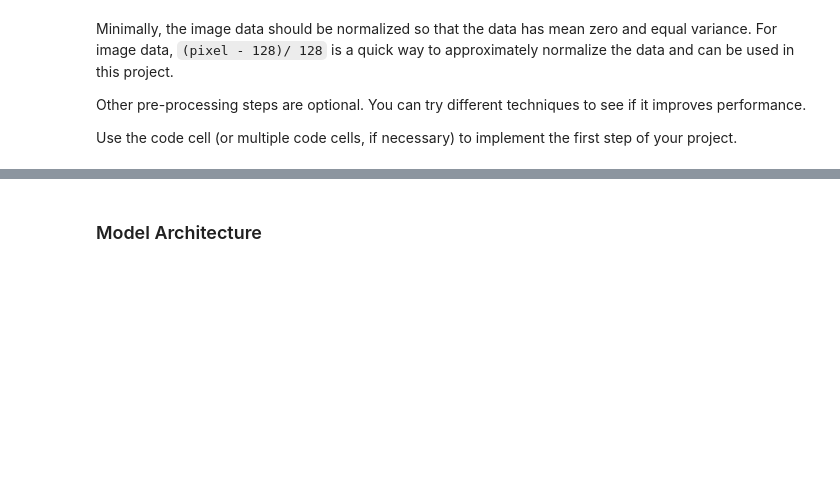
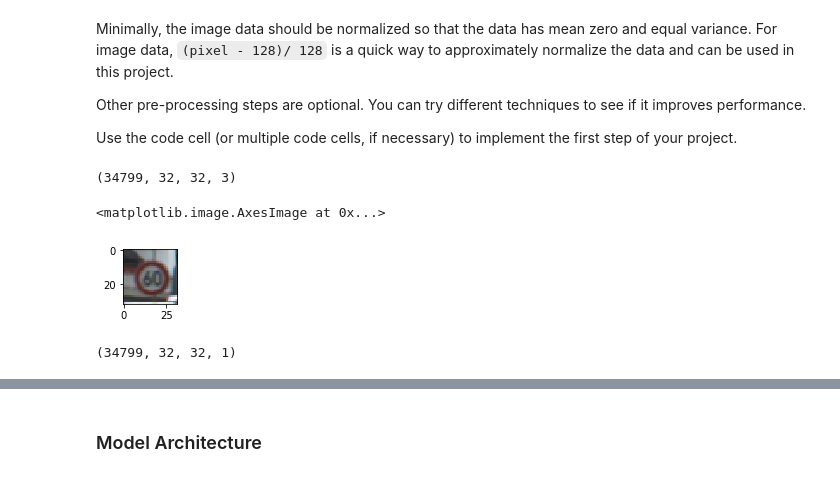
Before and after one commit to mathiasvkaiz/sdcnd-traffic-sign-classifier-p2, a Jupyter notebook: Traffic_Sign_Classifier.ipynb, the cells around one changed output, grey strips where cells are left out. Drawn from its saved outputs; the diff is of its cells as text; code cells hidden in the pictures; blank space fills up the shorter version.

Commit message:
code: Added ngrayscaling for better train performance

```diff
--- a/Traffic_Sign_Classifier.ipynb
+++ b/Traffic_Sign_Classifier.ipynb
@@ -193,0 +192,28 @@ X_test_used = X_test_norm # X_test
+# %%
+# normalize sets
+X_train_norm = normalize(X_train, n_train)
+X_valid_norm = normalize(X_valid, n_valid)
+X_test_norm = normalize(X_test, n_test)
+
+print (X_train_norm.shape)
+# %% [output]
+(34799, 32, 32, 3)
+# %%
+# show random normalized image
+index = random.randint(0, len(X_train_norm))
+image = X_train_norm[index].squeeze()
+
+plt.figure(figsize=(1,1))
+plt.imshow(image, cmap="gray")
+# %% [output]
+<matplotlib.image.AxesImage at 0x...>
+[figure, added]
+# %%
+# grayscale sets
+X_train_norm = grayscale(X_train_norm, n_train)
+X_valid_norm = grayscale(X_valid_norm, n_valid)
+X_test_norm = grayscale(X_test_norm, n_test)
+
+print (X_train_norm.shape)
+# %% [output]
+(34799, 32, 32, 1)
```
Also changed, not shown: parts of 13 cells of this notebook.
